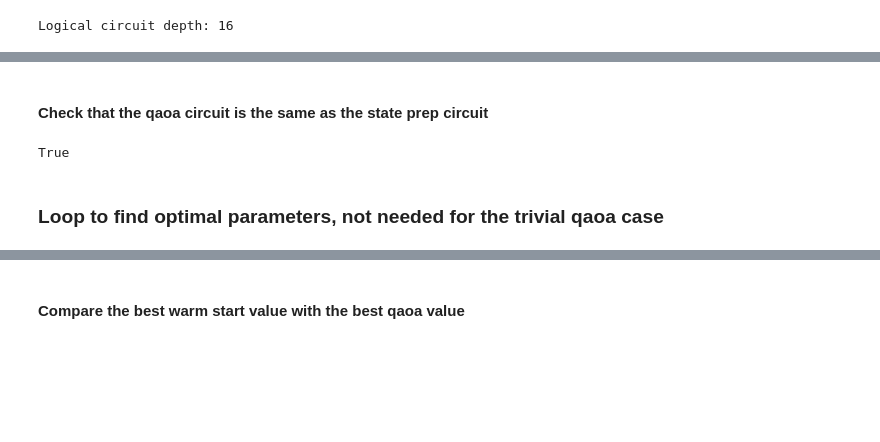
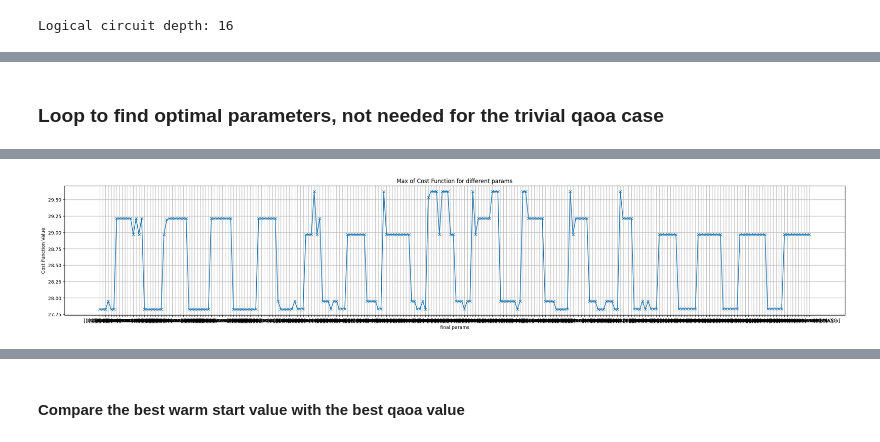
Before and after one commit to jhoule42/xQAOA_unit_commitment, a Jupyter notebook: ibrahim_test.ipynb, the cells around one changed output, grey strips where cells are left out. Drawn from its saved outputs; the diff is of its cells as text; code cells hidden in the pictures; blank space fills up the shorter version.

```diff
--- a/ibrahim_test.ipynb
+++ b/ibrahim_test.ipynb
@@ -156,10 +148,3 @@ xpp = pm.run(circ)
-# %% [markdown]
-#### Check that the qaoa circuit is the same as the state prep circuit
-# %%
-# check that  are the same
-xpp.data == transpiled_circuit.data
-# %% [output]
-True
 # %%
 objective_func_vals_lc = []
 params = list(qaoa_ansatz.parameters)
@@ -233,42 +218,43 @@ def cost_func_lightcone(params_values, ansatz, hamiltonian, estimator, light_con
 # %% [markdown]
 ### Loop to find optimal parameters, not needed for the trivial qaoa case
 # %%
-# list_reduced_circuit = []
-# params = list(qaoa_ansatz.parameters)
+list_reduced_circuit = []
+params = list(qaoa_ansatz.parameters)
 
 mapped_H_for_lc = cost_hamiltonian.apply_layout(transpiled_circuit.layout)
-# lc_data = compute_light_cone_circuits(transpiled_circuit, mapped_H_for_lc) # Pass the same circuit
+lc_data = compute_light_cone_circuits(transpiled_circuit, mapped_H_for_lc) # Pass the same circuit
 
-# plt.figure(figsize=(30, 5))
-# x_vals= []
-# y_vals = []
-# max_iter = 16
-# for i in range(max_iter):
-#     for j in range(max_iter):
-#         objective_func_vals_lc= []
-#         init_params = [i*np.pi, 2*j*np.pi] * p
-#         # Optimize
-#         result_lc = minimize(
-#         cost_func_lightcone,
-#         init_params,
-#         args=(transpiled_circuit, mapped_H_for_lc, estimator_mps, lc_data),
-#         #method="COBYQA",
-#         #bounds=[(0, np.pi), (0, 2*np.pi)] * p,
-#         tol=1e-6,
-#         options={"maxiter":100, "disp":True},
-#         callback=lambda xk: print(f"Iteration {len(objective_func_vals_lc)}: Current params = {xk}"),
-#         )
-#         y_vals.append(max(objective_func_vals_lc))
-#         x_vals.append((result_lc.x))
+plt.figure(figsize=(30, 5))
+x_vals= []
+y_vals = []
+max_iter = 16
+for i in range(max_iter):
+    for j in range(max_iter):
+        objective_func_vals_lc= []
+        init_params = [i*np.pi/(max_iter-1), 2*j*np.pi/(max_iter-1)] * p
+        # Optimize
+        result_lc = minimize(
+        cost_func_lightcone,
+        init_params,
+        args=(transpiled_circuit, mapped_H_for_lc, estimator_mps, lc_data),
+        #method="COBYQA",
+        bounds=[(0, np.pi), (0, 2*np.pi)] * p,
+        tol=1e-6,
+        options={"maxiter":100, "disp":True},
+        callback=lambda xk: print(f"Iteration {len(objective_func_vals_lc)}: Current params = {xk}"),
+        )
+        y_vals.append(max(objective_func_vals_lc))
+        x_vals.append((result_lc.x))
 
 
 
-# x_positions = list(range(len(x_vals)))  # numeric x positions
-# x_labels_str = [str(t) for t in x_vals]
-# plt.xticks(x_positions, x_labels_str)
-# plt.plot(y_vals,marker='x')
-# plt.xlabel("final params")
-# plt.ylabel("Cost Function Value")
-# plt.title("Max of Cost Function for different params")
-# plt.grid(True)
-# plt.show()
+x_positions = list(range(len(x_vals)))  # numeric x positions
+x_labels_str = [str(t) for t in x_vals]
+plt.xticks(x_positions, x_labels_str)
+plt.plot(y_vals,marker='x')
+plt.xlabel("final params")
+plt.ylabel("Cost Function Value")
+plt.title("Max of Cost Function for different params")
+plt.grid(True)
+plt.show()
+# %% [output]
@@ -275,3 +278,4 @@ mapped_H_for_lc = cost_hamiltonian.apply_layout(transpiled_circuit.layout)
+[figure, added]
 # %%
 #pick out best final param
 
```
Also changed, not shown: parts of 15 cells of this notebook, 3 other files.
